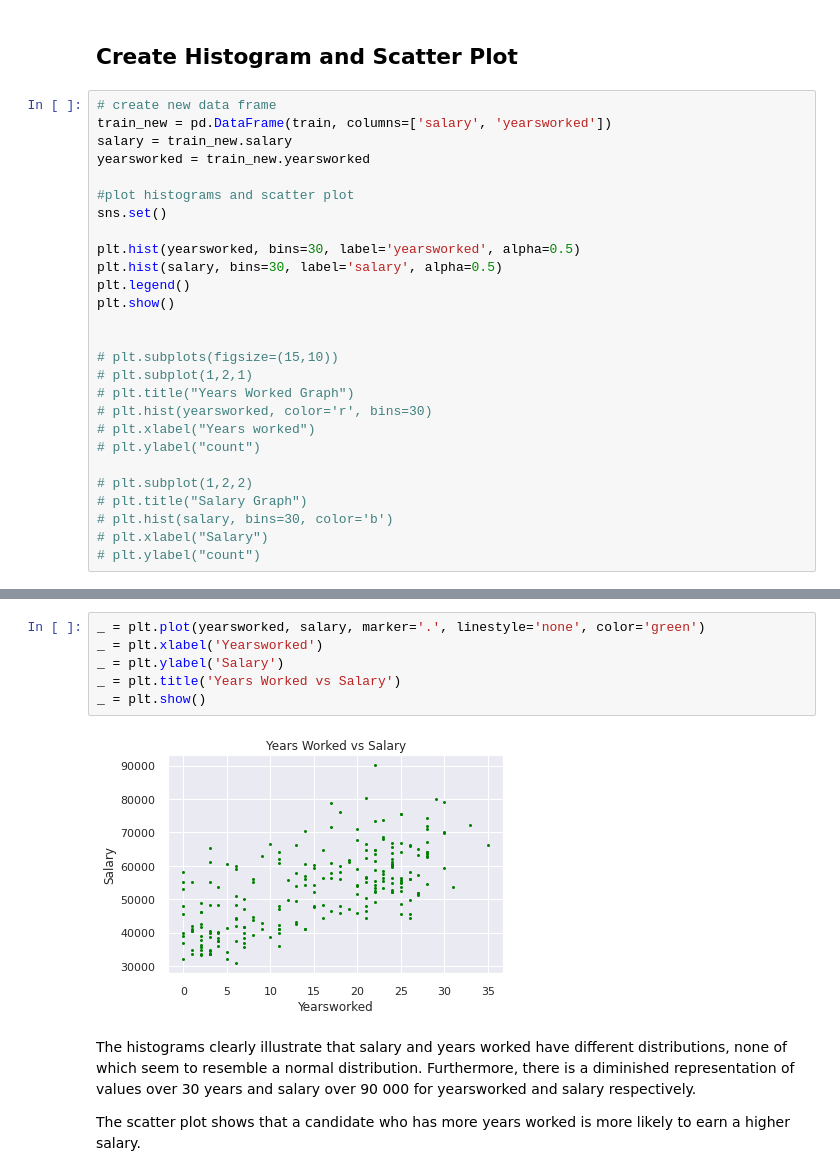
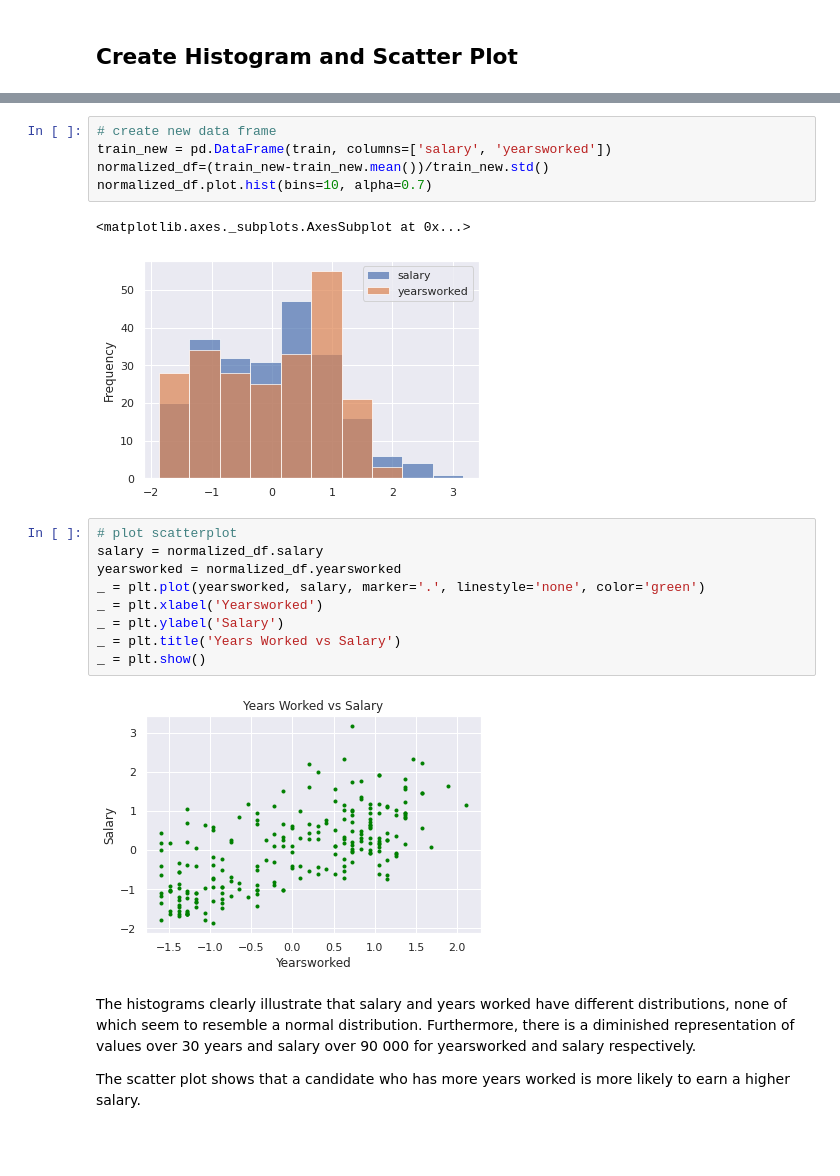
Before and after one commit to Shalom91/New-Regression, a Jupyter notebook: Regression_Analysis.ipynb, the cells around one changed output, grey strips where cells are left out. Cells and saved outputs as stored; diff of their text form; blank space fills up the shorter version.

Commit message:
overlayed histogram visualisations and implemented minor changes

```diff
--- a/Regression_Analysis.ipynb
+++ b/Regression_Analysis.ipynb
@@ -84,30 +83,3 @@ print(train.shape, test.shape)
 (227, 11) (98, 11)
 # %% [markdown]
 ## Create Histogram and Scatter Plot
-# %%
-# create new data frame
-train_new = pd.DataFrame(train, columns=['salary', 'yearsworked'])
-salary = train_new.salary
-yearsworked = train_new.yearsworked
-
-#plot histograms and scatter plot
-sns.set()
-
-plt.hist(yearsworked, bins=30, label='yearsworked', alpha=0.5)
-plt.hist(salary, bins=30, label='salary', alpha=0.5)
-plt.legend()
-plt.show()
-
-
-# plt.subplots(figsize=(15,10))
-# plt.subplot(1,2,1)
-# plt.title("Years Worked Graph")
-# plt.hist(yearsworked, color='r', bins=30)
-# plt.xlabel("Years worked")
-# plt.ylabel("count")
-
-# plt.subplot(1,2,2)
-# plt.title("Salary Graph")
-# plt.hist(salary, bins=30, color='b')
-# plt.xlabel("Salary")
-# plt.ylabel("count")
@@ -116,11 +86,22 @@ plt.show()
+# %%
+# create new data frame
+train_new = pd.DataFrame(train, columns=['salary', 'yearsworked'])
+normalized_df=(train_new-train_new.mean())/train_new.std()
+normalized_df.plot.hist(bins=10, alpha=0.7)
+# %% [output]
+<matplotlib.axes._subplots.AxesSubplot at 0x...>
+[figure, added]
 # %%
+# plot scatterplot
+salary = normalized_df.salary
+yearsworked = normalized_df.yearsworked
 _ = plt.plot(yearsworked, salary, marker='.', linestyle='none', color='green')
 _ = plt.xlabel('Yearsworked')
 _ = plt.ylabel('Salary')
 _ = plt.title('Years Worked vs Salary')
 _ = plt.show()
 # %% [output]
-[figure, old version]
+[figure, new version]
 # %% [markdown]
 The histograms clearly illustrate that salary and years worked have different distributions, none of which seem to resemble a normal distribution. Furthermore, there is a diminished representation of values over 30 years and salary over 90 000 for yearsworked and salary respectively.
 
```
Also changed, not shown: parts of 6 cells of this notebook.
